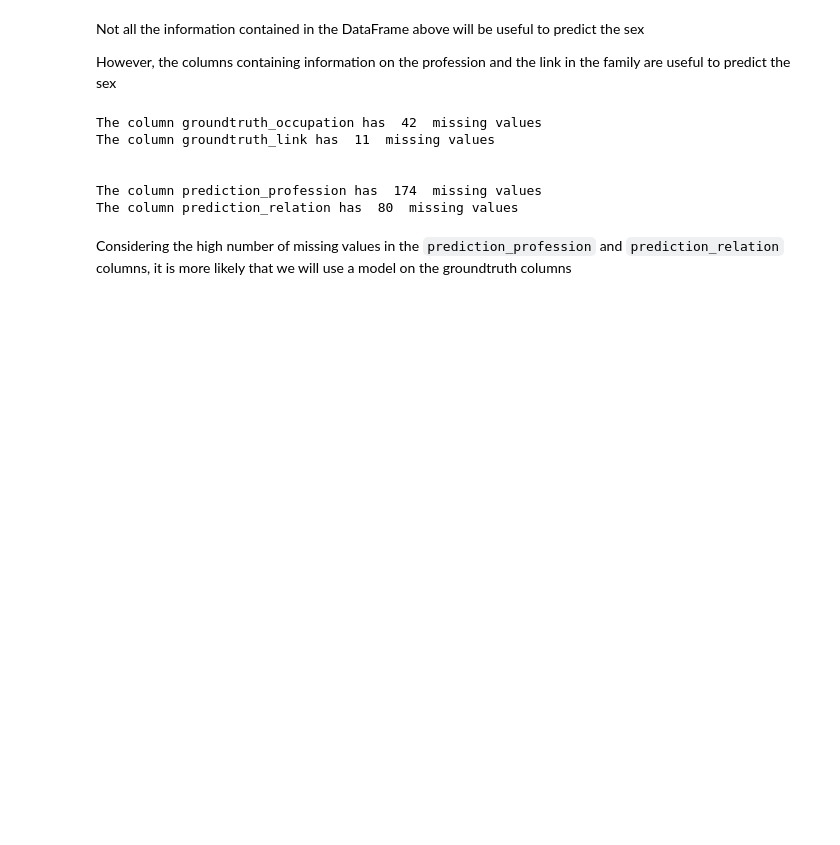
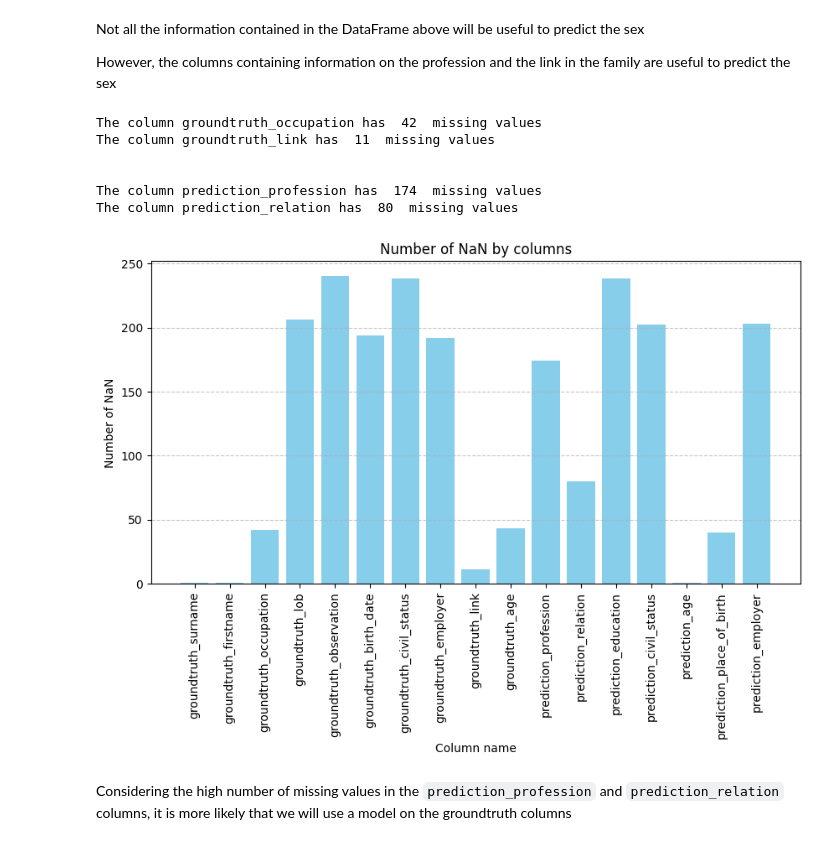
Before and after one commit to jdreumont/ML_for_NLP, a Jupyter notebook: Projet_NLP_JDR.ipynb, the cells around one changed output. Cells and saved outputs as stored; diff of their text form; code cells hidden in the pictures; blank space fills up the shorter version.

````diff
--- a/Projet_NLP_JDR.ipynb
+++ b/Projet_NLP_JDR.ipynb
@@ -177,6 +216,27 @@ The column groundtruth_link has  11  missing values
 
 The column prediction_profession has  174  missing values
 The column prediction_relation has  80  missing values
+# %%
+empty_counts = {}
+
+for col in transcript_db.columns:
+    empty_count = transcript_db[col].eq("").sum()
+    empty_counts[col] = empty_count
+
+empty_counts_df = pd.DataFrame.from_dict(empty_counts, orient='index', columns=['Number of NaN'])
+empty_counts_df = empty_counts_df[empty_counts_df['Number of NaN'] != 0]
+
+plt.figure(figsize=(10, 5))
+plt.bar(empty_counts_df.index, empty_counts_df['Number of NaN'], align='center', color='skyblue')
+
+plt.title('Number of NaN by columns')
+plt.xlabel('Column name')
+plt.ylabel('Number of NaN')
+plt.xticks(rotation=90)
+plt.grid(axis='y', linestyle='--', alpha=0.7)
+plt.show()
+# %% [output]
+[figure, added]
 # %% [markdown]
 Considering the high number of missing values in the ```prediction_profession``` and ```prediction_relation``` columns, it is more likely that we will use a model on the groundtruth columns
 # %% [markdown]
````
Also changed, not shown: parts of 14 cells of this notebook.
